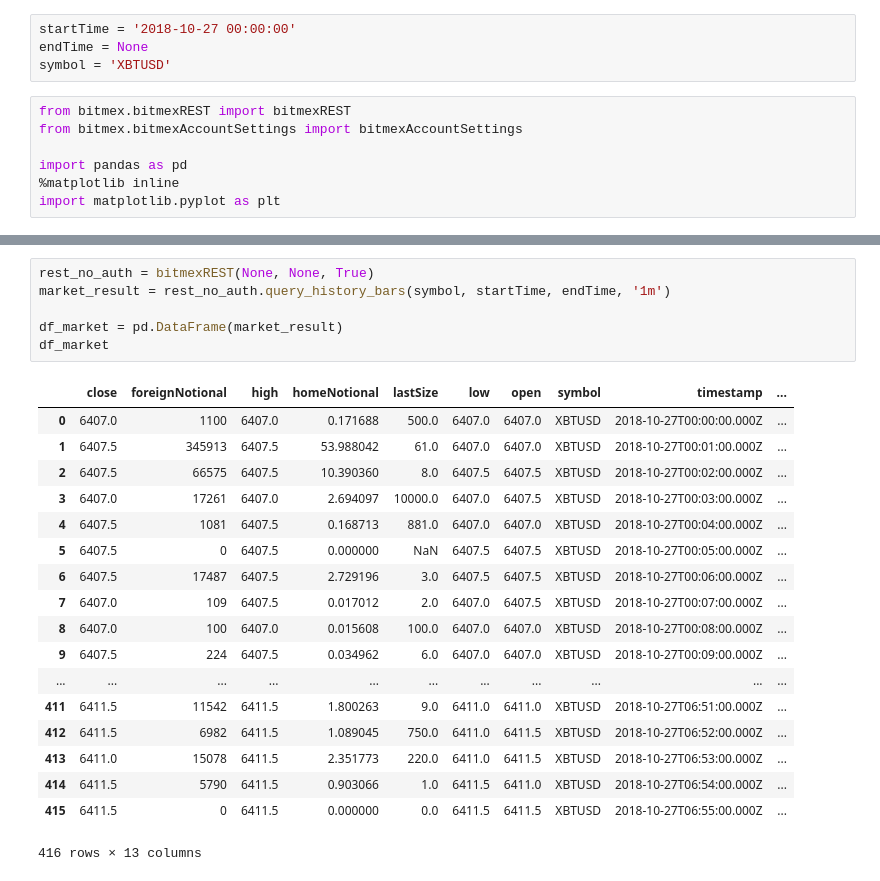
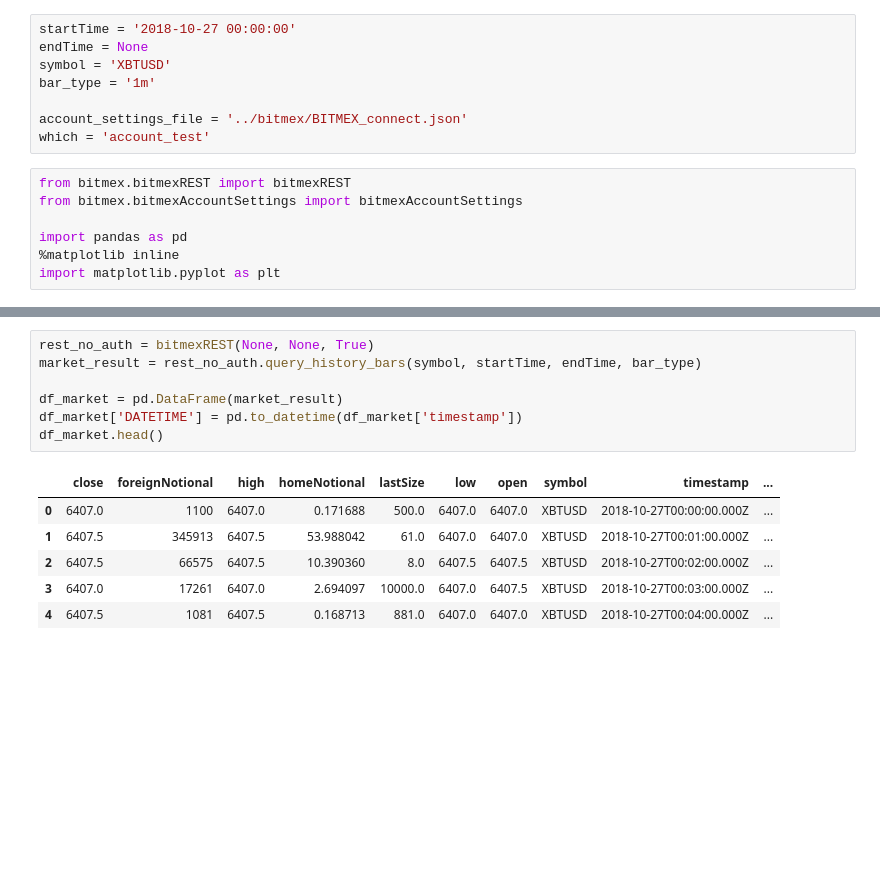
Before and after one commit to JiaRu2016/qsed, a Jupyter notebook: qsed/trading-report/trading-report-template.ipynb, the cells around one changed output, grey strips where cells are left out. Cells and saved outputs as stored; diff of their text form; blank space fills up the shorter version.

```diff
--- a/qsed/trading-report/trading-report-template.ipynb
+++ b/qsed/trading-report/trading-report-template.ipynb
@@ -2,6 +4,10 @@
 startTime = '2018-10-27 00:00:00'
 endTime = None
 symbol = 'XBTUSD'
+bar_type = '1m'
+
+account_settings_file = '../bitmex/BITMEX_connect.json'
+which = 'account_test'
 # %%
 from bitmex.bitmexREST import bitmexREST
 from bitmex.bitmexAccountSettings import bitmexAccountSettings
@@ -33,28 +37,17 @@ df_exec
 # %%
 rest_no_auth = bitmexREST(None, None, True)
-market_result = rest_no_auth.query_history_bars(symbol, startTime, endTime, '1m')
+market_result = rest_no_auth.query_history_bars(symbol, startTime, endTime, bar_type)
 
 df_market = pd.DataFrame(market_result)
-df_market
+df_market['DATETIME'] = pd.to_datetime(df_market['timestamp'])
+df_market.head()
 # %% [output]
 |  | close | foreignNotional | high | homeNotional | lastSize | low | open | symbol | timestamp | ... |
 | 0 | 6407.0 | 1100 | 6407.0 | 0.171688 | 500.0 | 6407.0 | 6407.0 | XBTUSD | 2018-10-27T00:00:00.000Z | ... |
 | 1 | 6407.5 | 345913 | 6407.5 | 53.988042 | 61.0 | 6407.0 | 6407.0 | XBTUSD | 2018-10-27T00:01:00.000Z | ... |
 | 2 | 6407.5 | 66575 | 6407.5 | 10.390360 | 8.0 | 6407.5 | 6407.5 | XBTUSD | 2018-10-27T00:02:00.000Z | ... |
 | 3 | 6407.0 | 17261 | 6407.0 | 2.694097 | 10000.0 | 6407.0 | 6407.5 | XBTUSD | 2018-10-27T00:03:00.000Z | ... |
 | 4 | 6407.5 | 1081 | 6407.5 | 0.168713 | 881.0 | 6407.0 | 6407.0 | XBTUSD | 2018-10-27T00:04:00.000Z | ... |
-| 5 | 6407.5 | 0 | 6407.5 | 0.000000 | NaN | 6407.5 | 6407.5 | XBTUSD | 2018-10-27T00:05:00.000Z | ... |
-| 6 | 6407.5 | 17487 | 6407.5 | 2.729196 | 3.0 | 6407.5 | 6407.5 | XBTUSD | 2018-10-27T00:06:00.000Z | ... |
-| 7 | 6407.0 | 109 | 6407.5 | 0.017012 | 2.0 | 6407.0 | 6407.5 | XBTUSD | 2018-10-27T00:07:00.000Z | ... |
-| 8 | 6407.0 | 100 | 6407.0 | 0.015608 | 100.0 | 6407.0 | 6407.0 | XBTUSD | 2018-10-27T00:08:00.000Z | ... |
-| 9 | 6407.5 | 224 | 6407.5 | 0.034962 | 6.0 | 6407.0 | 6407.0 | XBTUSD | 2018-10-27T00:09:00.000Z | ... |
-| ... | ... | ... | ... | ... | ... | ... | ... | ... | ... | ... |
-| 411 | 6411.5 | 11542 | 6411.5 | 1.800263 | 9.0 | 6411.0 | 6411.0 | XBTUSD | 2018-10-27T06:51:00.000Z | ... |
-| 412 | 6411.5 | 6982 | 6411.5 | 1.089045 | 750.0 | 6411.0 | 6411.5 | XBTUSD | 2018-10-27T06:52:00.000Z | ... |
-| 413 | 6411.0 | 15078 | 6411.5 | 2.351773 | 220.0 | 6411.0 | 6411.5 | XBTUSD | 2018-10-27T06:53:00.000Z | ... |
-| 414 | 6411.5 | 5790 | 6411.5 | 0.903066 | 1.0 | 6411.5 | 6411.0 | XBTUSD | 2018-10-27T06:54:00.000Z | ... |
-| 415 | 6411.5 | 0 | 6411.5 | 0.000000 | 0.0 | 6411.5 | 6411.5 | XBTUSD | 2018-10-27T06:55:00.000Z | ... |
-416 rows × 13 columns
 # %%
 from matplotlib.finance import candlestick2_ohlc
 # matplotlib.finance.candlestick2_ochl(ax, opens, closes, highs, lows, width=4, colorup='k', colordown='r', alpha=0.75)
```
Also changed, not shown: parts of 7 cells of this notebook, 1 other file.
